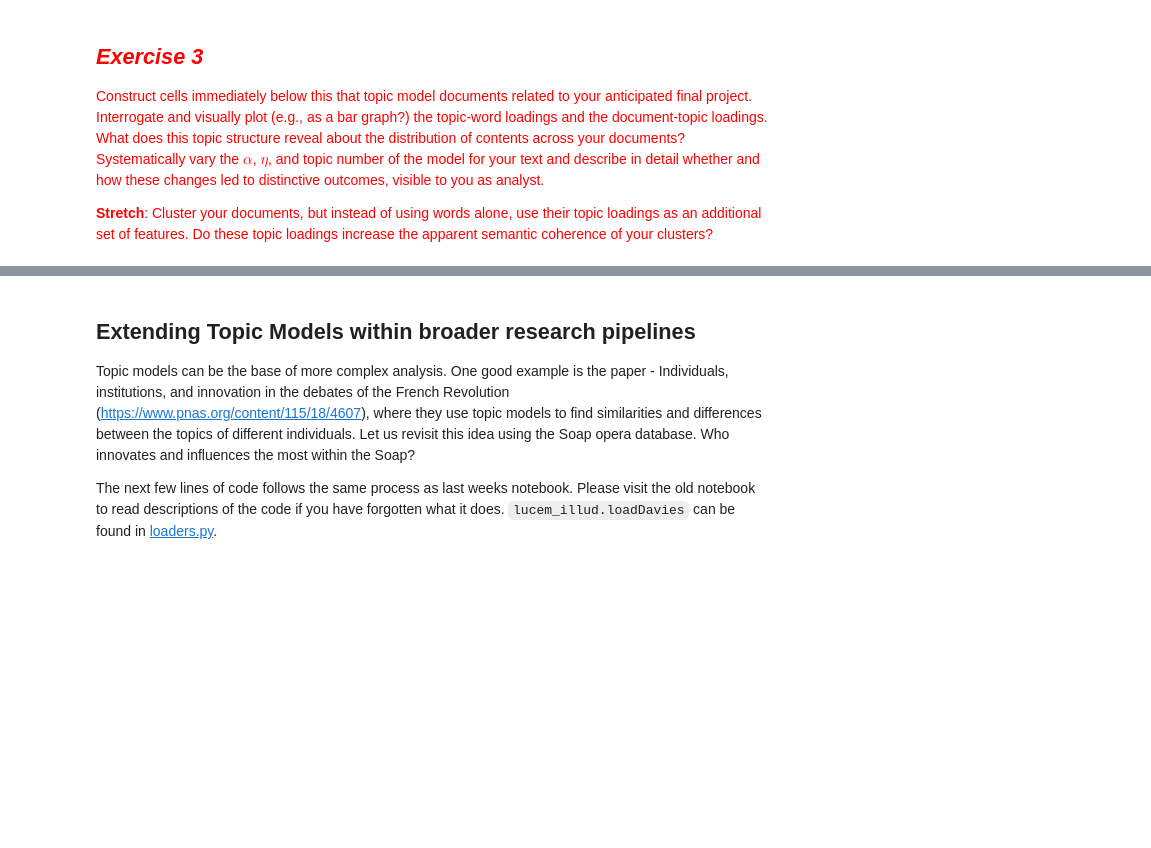
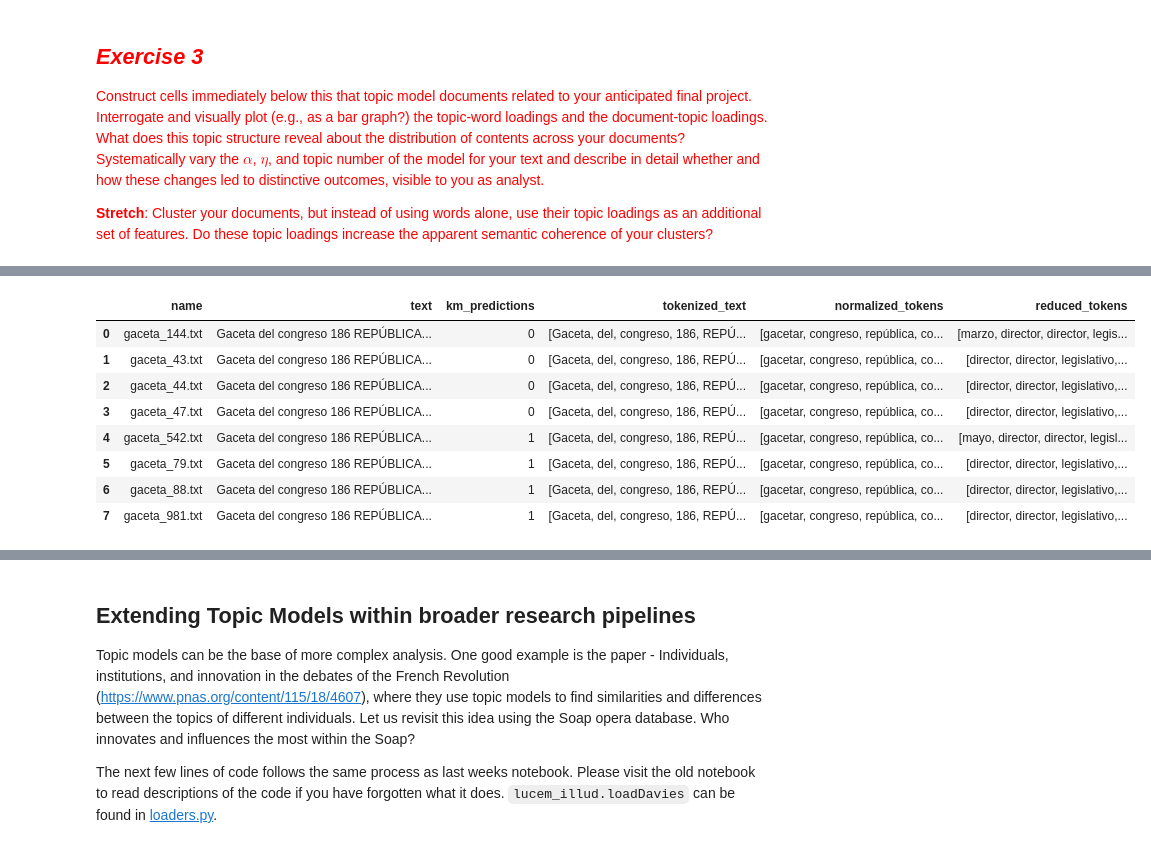
Before and after one commit to alejandrosarria0296/CCA-Homeworks, a Jupyter notebook: 3_Topic_Modeling_and_Clustering.ipynb, the cells around one changed output, grey strips where cells are left out. Saved outputs shown, nothing was run; the diff lists cells and outputs as text; code cells hidden in the pictures; blank space fills up the shorter version.

```diff
--- a/3_Topic_Modeling_and_Clustering.ipynb
+++ b/3_Topic_Modeling_and_Clustering.ipynb
@@ -1317,0 +1369,17 @@ This [HDP tutorial](https://towardsdatascience.com/dont-be-afraid-of-nonparametr
+# %%
+def dropMissing(wordLst, vocab):
+    return [w for w in wordLst if w in vocab]
+
+senateDF['reduced_tokens'] = senateDF['normalized_tokens'].apply(lambda x: dropMissing(x, senTFVectorizer.vocabulary_.keys()))
+
+senateDF
+# %% [output]
+|  | name | text | km_predictions | tokenized_text | normalized_tokens | reduced_tokens |
+| 0 | gaceta_144.txt | Gaceta del congreso 186 REPÚBLICA... | 0 | [Gaceta, del, congreso, 186, REPÚ... | [gacetar, congreso, república, co... | [marzo, director, director, legis... |
+| 1 | gaceta_43.txt | Gaceta del congreso 186 REPÚBLICA... | 0 | [Gaceta, del, congreso, 186, REPÚ... | [gacetar, congreso, república, co... | [director, director, legislativo,... |
+| 2 | gaceta_44.txt | Gaceta del congreso 186 REPÚBLICA... | 0 | [Gaceta, del, congreso, 186, REPÚ... | [gacetar, congreso, república, co... | [director, director, legislativo,... |
+| 3 | gaceta_47.txt | Gaceta del congreso 186 REPÚBLICA... | 0 | [Gaceta, del, congreso, 186, REPÚ... | [gacetar, congreso, república, co... | [director, director, legislativo,... |
+| 4 | gaceta_542.txt | Gaceta del congreso 186 REPÚBLICA... | 1 | [Gaceta, del, congreso, 186, REPÚ... | [gacetar, congreso, república, co... | [mayo, director, director, legisl... |
+| 5 | gaceta_79.txt | Gaceta del congreso 186 REPÚBLICA... | 1 | [Gaceta, del, congreso, 186, REPÚ... | [gacetar, congreso, república, co... | [director, director, legislativo,... |
+| 6 | gaceta_88.txt | Gaceta del congreso 186 REPÚBLICA... | 1 | [Gaceta, del, congreso, 186, REPÚ... | [gacetar, congreso, república, co... | [director, director, legislativo,... |
+| 7 | gaceta_981.txt | Gaceta del congreso 186 REPÚBLICA... | 1 | [Gaceta, del, congreso, 186, REPÚ... | [gacetar, congreso, república, co... | [director, director, legislativo,... |
```
Also changed, not shown: parts of 12 cells of this notebook.
